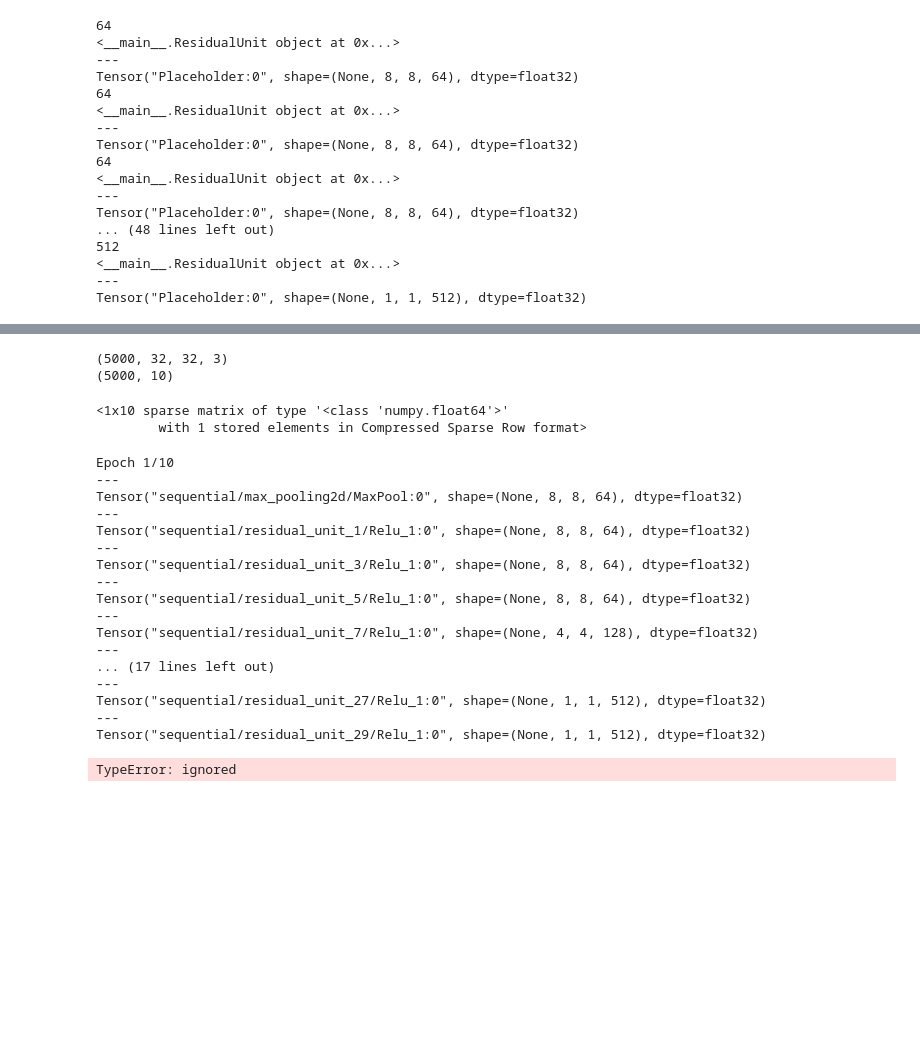
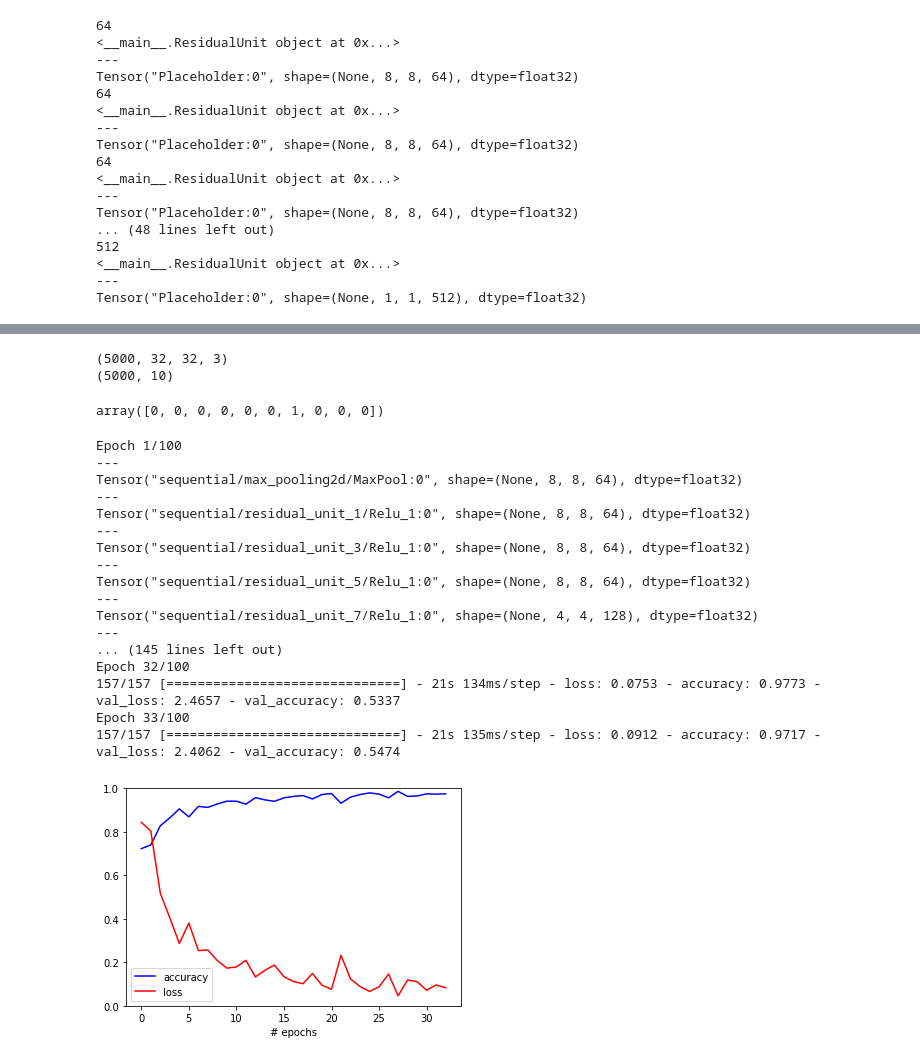
Before and after one commit to jangvu/Project_by_me, a Jupyter notebook: resnet_34.ipynb, the cells around one changed output, grey strips where cells are left out. Saved outputs shown, nothing was run; the diff lists cells and outputs as text; code cells hidden in the pictures; blank space fills up the shorter version.

```diff
--- a/resnet_34.ipynb
+++ b/resnet_34.ipynb
@@ -101,7 +104,8 @@ _________________________________________________________________
 # %%
-from sklearn.preprocessing import OneHotEncoder
-onehot = OneHotEncoder()
-labels = onehot.fit_transform(y_train_full)
+from sklearn.preprocessing import LabelBinarizer
+label_binarizer = LabelBinarizer()
+label_binarizer.fit(range(max(y_train_full.reshape(-1))+1))
+labels = label_binarizer.transform(y_train_full)
 X_train,X_valid = X_train_full[:5000]/255.0, X_train_full[5000:]/255.0
 y_train,y_valid = labels[:5000], labels[5000:]
 print(X_train.shape)
@@ -110,16 +114,18 @@ y_train[0]
 # %% [output]
 (5000, 32, 32, 3)
 (5000, 10)
-<1x10 sparse matrix of type '<class 'numpy.float64'>'
-        with 1 stored elements in Compressed Sparse Row format>
+array([0, 0, 0, 0, 0, 0, 1, 0, 0, 0])
 # %%
 model.compile(loss='categorical_crossentropy',
               optimizer='Nadam',metrics='accuracy')
-#early_stop = keras.callbacks.ModelCheckpoint()
+early_stopping = keras.callbacks.EarlyStopping(patience= 5, monitor='loss')
+#model_checkpoint = keras.callbacks.ModelCheckpoint('best_model.h5', monitor = 'loss', save_best_only=True)
+callbacks = [early_stopping]
+optimizers = keras.optimizers.Adam(learning_rate= 0.001)
 # %%
-history = model.fit(X_train,y_train,epochs = 10, validation_data=(X_valid,y_valid))
+history = model.fit(X_train,y_train,epochs = 100, validation_data=(X_valid,y_valid), callbacks=[callbacks])
 # %% [output]
-Epoch 1/10
+Epoch 1/100
 ---
 Tensor("sequential/max_pooling2d/MaxPool:0", shape=(None, 8, 8, 64), dtype=float32)
 ---
@@ -131,9 +137,19 @@ Tensor("sequential/residual_unit_5/Relu_1:0", shape=(None, 8, 8, 64), dtype=floa
 ---
 Tensor("sequential/residual_unit_7/Relu_1:0", shape=(None, 4, 4, 128), dtype=float32)
 ---
-... (17 lines left out)
----
-Tensor("sequential/residual_unit_27/Relu_1:0", shape=(None, 1, 1, 512), dtype=float32)
----
-Tensor("sequential/residual_unit_29/Relu_1:0", shape=(None, 1, 1, 512), dtype=float32)
+... (145 lines left out)
+Epoch 32/100
+157/157 [==============================] - 21s 134ms/step - loss: 0.0753 - accuracy: 0.9773 - val_loss: 2.4657 - val_accuracy: 0.5337
+Epoch 33/100
+157/157 [==============================] - 21s 135ms/step - loss: 0.0912 - accuracy: 0.9717 - val_loss: 2.4062 - val_accuracy: 0.5474
-TypeError: ignored
+# %%
+import matplotlib.pyplot as plt
+plt.ylim(0,1)
+plt.xlabel('# epochs')
+#plt.xlim(0,1)
+plt.plot(history.history['accuracy'], 'b', label = 'accuracy')
+plt.plot(history.history['loss'], 'r', label = 'loss')
+plt.legend()
+plt.show()
+# %% [output]
+[figure, added]
```
Also changed, not shown: parts of 2 cells of this notebook.
